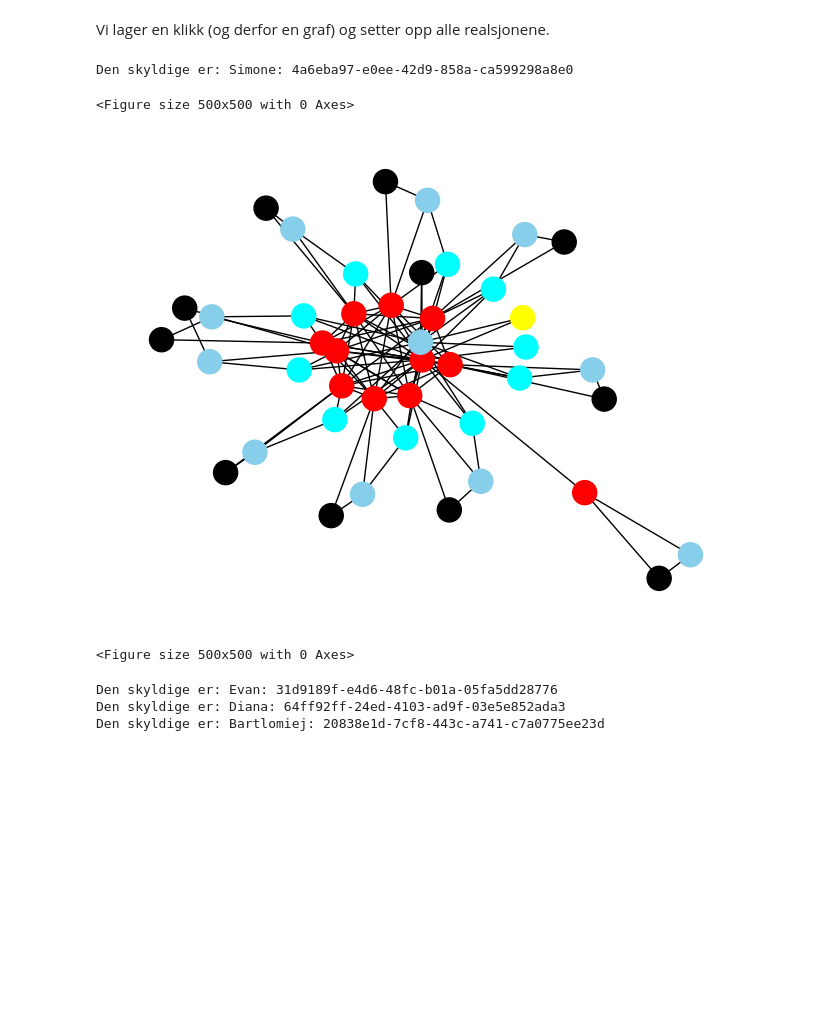
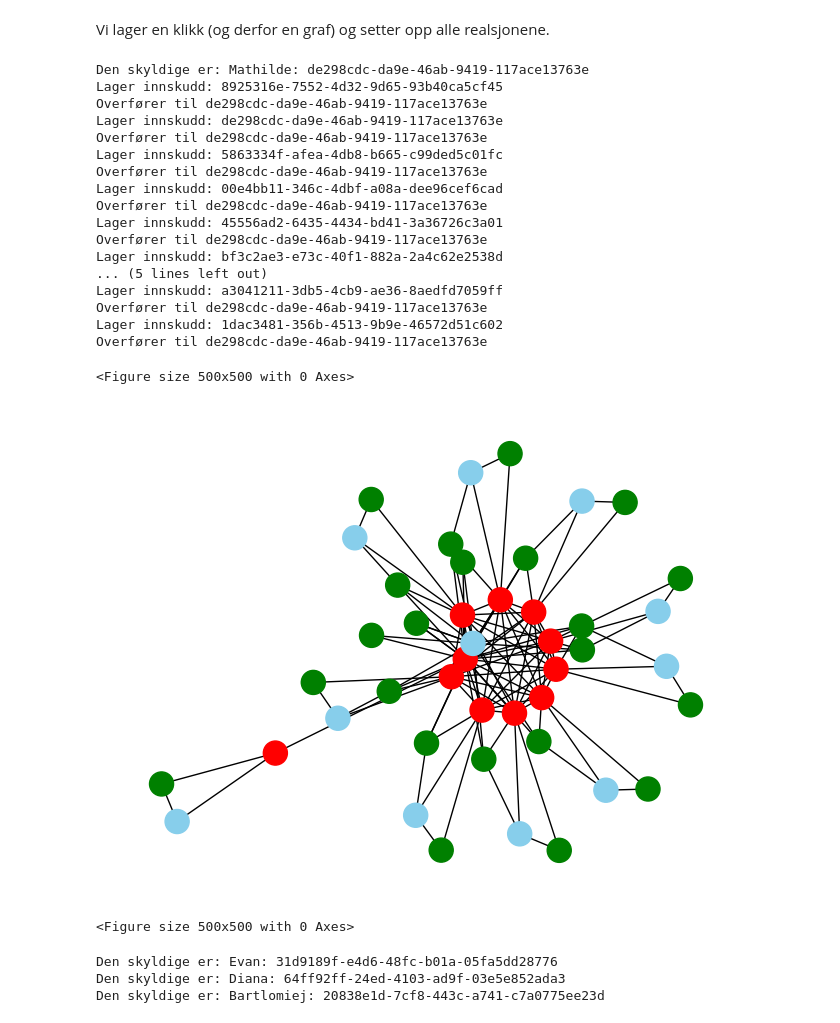
Before and after one commit to Tage-Politi/grafdag-2026, a Jupyter notebook: økonomisk.ipynb, the cells around one changed output. Saved outputs shown, nothing was run; the diff lists cells and outputs as text; code cells hidden in the pictures; blank space fills up the shorter version.

```diff
--- a/økonomisk.ipynb
+++ b/økonomisk.ipynb
@@ -208,29 +217,28 @@ def person_uttak(G, person, beløp, tidspunkt):
 # En person setter inn penger på sin konto
 def person_innskudd(G, person, beløp, tidspunkt):
     assert person in G
-
-    # Finn kontoen
-    kto = None
+   # Finn kontoen
+    sender = None
     for u, v, attr in G.edges(person, data=True):
-        if "Kontoeier" in attr:
+        if attr.get("label") == ":Kontoeier":
             # Dette er kontoen
-            kto = v
+            sender = v
             break
         #
     #
-    assert kto, f"Personen {person} hadde ikke konto"
+    assert sender, f"Person {person} har ingen konto"
 
     # Lag selve transaksjonen
     transId = str(uuid.uuid4())
     G.add_node(transId,
-               Transaksjon = True,
+               labels=":Transaksjon",
                Innskudd = True,
                Beløp=beløp,
                Tidspunkt = tidspunkt.isoformat())
     # Knytt transaksjonen til mottakende konto
-    G.add_edge(kto, transId, Innskudd=True)
+    G.add_edge(sender, transId, label=":Innskudd")
     # Knytt transaksjonen til eieren
-    G.add_edge(transId, person, Innskudd=True)
+    G.add_edge(transId, person, label=":Innskudd")
 
     return transId
 #
@@ -251,7 +259,7 @@ def lag_money_mule(antall_personer, total_beløp):
     når_skjer_innskuddet = 2
 
     # Lager personene og setter dem sammen til én graf, og lager så en klikk
-    personer = nx.Graph()
+    personer = nx.MultiGraph()
     folk = []
     konti = {}
     for i in range(antall_personer):
@@ -263,9 +271,10 @@ def lag_money_mule(antall_personer, total_beløp):
     # Lag subgraf av personene (ikke deres konti)
     S = personer.subgraph(folk)
     # Dette skaper en kopi
-    S = nx.complete_graph(S)
+    S = nx.complete_graph(S, create_using=nx.MultiGraph())
     # Sett typen på kantene
-    nx.set_edge_attributes(S, True, "Kjenner")
+    nx.set_edge_attributes(S, ":Kjenner", "label")
+    # Dette gir oss én graf, bestående av konti + en klikk
     personer = nx.compose(personer, S)
 
     # Finn den som skal være forbryteren.
@@ -276,20 +285,20 @@ def lag_money_mule(antall_personer, total_beløp):
     bakmann, bak_uid, bak_kto = lag_person_konto("Bakmann")
     personer = nx.compose(personer, bakmann)
     # M kjenner bakmannen
-    personer.add_edge(M, bak_uid, Kjenner=True)
+    personer.add_edge(M, bak_uid, label=":Kjenner")
 
     # Alle setter inn penger og sender dem til M
     bak_beløp = 0 # Totalt beløp tatt ut
     for person in folk:
         # Unntatt M, hen gjør noe annet
         if personer == M:
+            print(f"Hopper over {M}")
             continue
         #
-        transId = str(uuid.uuid4())
         beløp = round(total_beløp * random.random(), 2)
         tidspunkt = datetime.now() + timedelta(hours=vindu_uttak * random.random())
         t = person_innskudd(personer, person, beløp, tidspunkt)
-        t = lag_overføring_konti(personer, person, M, beløp, tidspunkt)
+        t = lag_overføring_person(personer, person, M, beløp, tidspunkt)
     #
 
     # M tar ut pengene
@@ -306,40 +315,57 @@ def lag_money_mule(antall_personer, total_beløp):
 # %%
 #
 # Lag og se
 
 #
 #
 MM = lag_money_mule(10, 1000)
 #
 #
 
 
 # Fjern identifikatorene
 #G = nx.convert_node_labels_to_integers(G)
 # Tegne
 node_farge = []
 for n,d in MM.nodes(data=True):
-    if "Person" in d:
+    if ":Person" == d["labels"]:
         node_farge += ["red"]
-    elif "Konto" in d:
+    elif ":Konto" == d["labels"]:
         node_farge += ["skyblue"]
-    elif "Uttak" in d:
+    elif ":Uttak" == d["labels"]:
         node_farge += ["yellow"]
-    elif "Innskudd" in d:
+    elif ":Innskudd" == d["labels"]:
         node_farge += ["black"]
-    elif "Transaksjon" in d:
+    elif ":Transaksjon" == d["labels"]:
+        node_farge += ["green"]
+    else:
+        print(f"Node: {d['labels']}")
         node_farge += ["cyan"]
-    else:
-        node_farge += ["green"]
     #
 #
 pos = nx.spring_layout(MM, seed=42)  # Be nodene spre seg utover så godt de kan
 nx.draw(MM, with_labels=False, node_color=node_farge, node_size=300)
 plt.figure(figsize=(5,5))
 # %% [output]
-Den skyldige er: Simone: 4a6eba97-e0ee-42d9-858a-ca599298a8e0
+Den skyldige er: Mathilde: de298cdc-da9e-46ab-9419-117ace13763e
+Lager innskudd: 8925316e-7552-4d32-9d65-93b40ca5cf45
+Overfører til de298cdc-da9e-46ab-9419-117ace13763e
+Lager innskudd: de298cdc-da9e-46ab-9419-117ace13763e
+Overfører til de298cdc-da9e-46ab-9419-117ace13763e
+Lager innskudd: 5863334f-afea-4db8-b665-c99ded5c01fc
+Overfører til de298cdc-da9e-46ab-9419-117ace13763e
+Lager innskudd: 00e4bb11-346c-4dbf-a08a-dee96cef6cad
+Overfører til de298cdc-da9e-46ab-9419-117ace13763e
+Lager innskudd: 45556ad2-6435-4434-bd41-3a36726c3a01
+Overfører til de298cdc-da9e-46ab-9419-117ace13763e
+Lager innskudd: bf3c2ae3-e73c-40f1-882a-2a4c62e2538d
+... (5 lines left out)
+Lager innskudd: a3041211-3db5-4cb9-ae36-8aedfd7059ff
+Overfører til de298cdc-da9e-46ab-9419-117ace13763e
+Lager innskudd: 1dac3481-356b-4513-9b9e-46572d51c602
+Overfører til de298cdc-da9e-46ab-9419-117ace13763e
 <Figure size 500x500 with 0 Axes>
-[figure, old version]
+[figure, new version]
 <Figure size 500x500 with 0 Axes>
 # %%
 #
```
Also changed, not shown: parts of 5 cells of this notebook.
